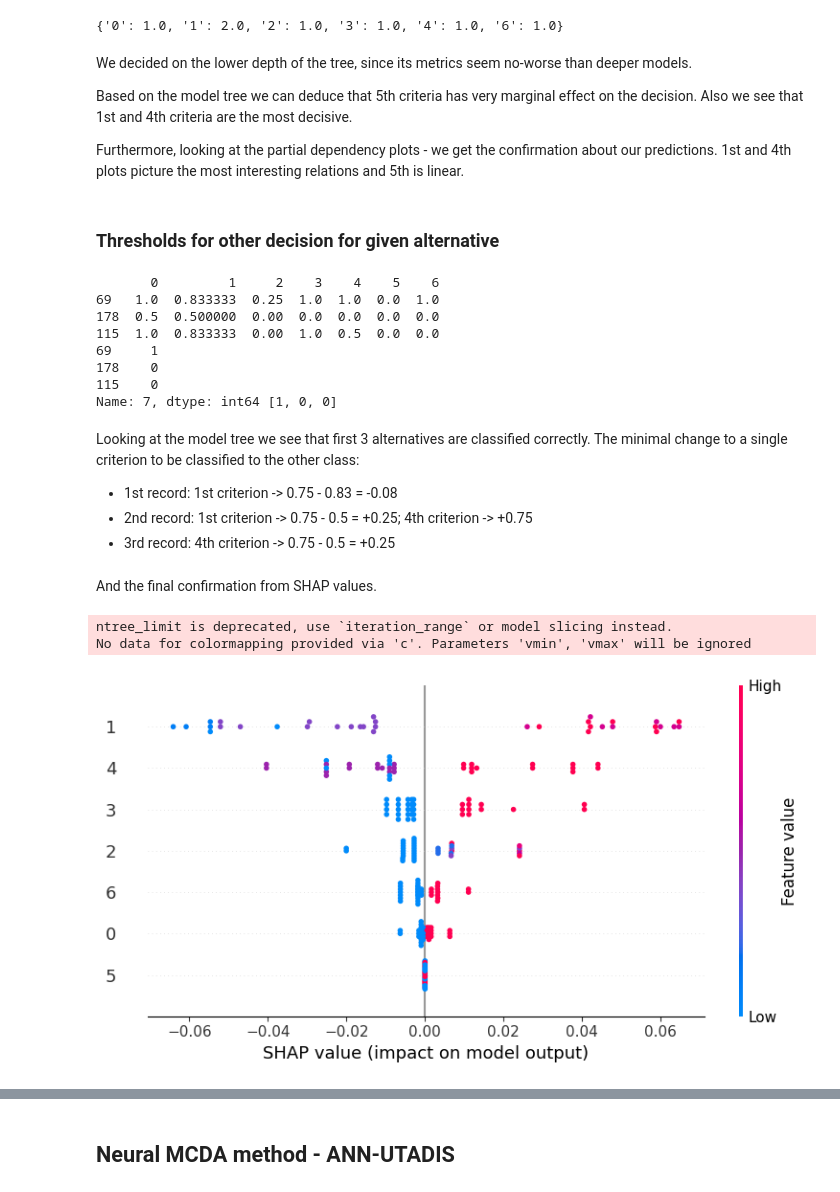
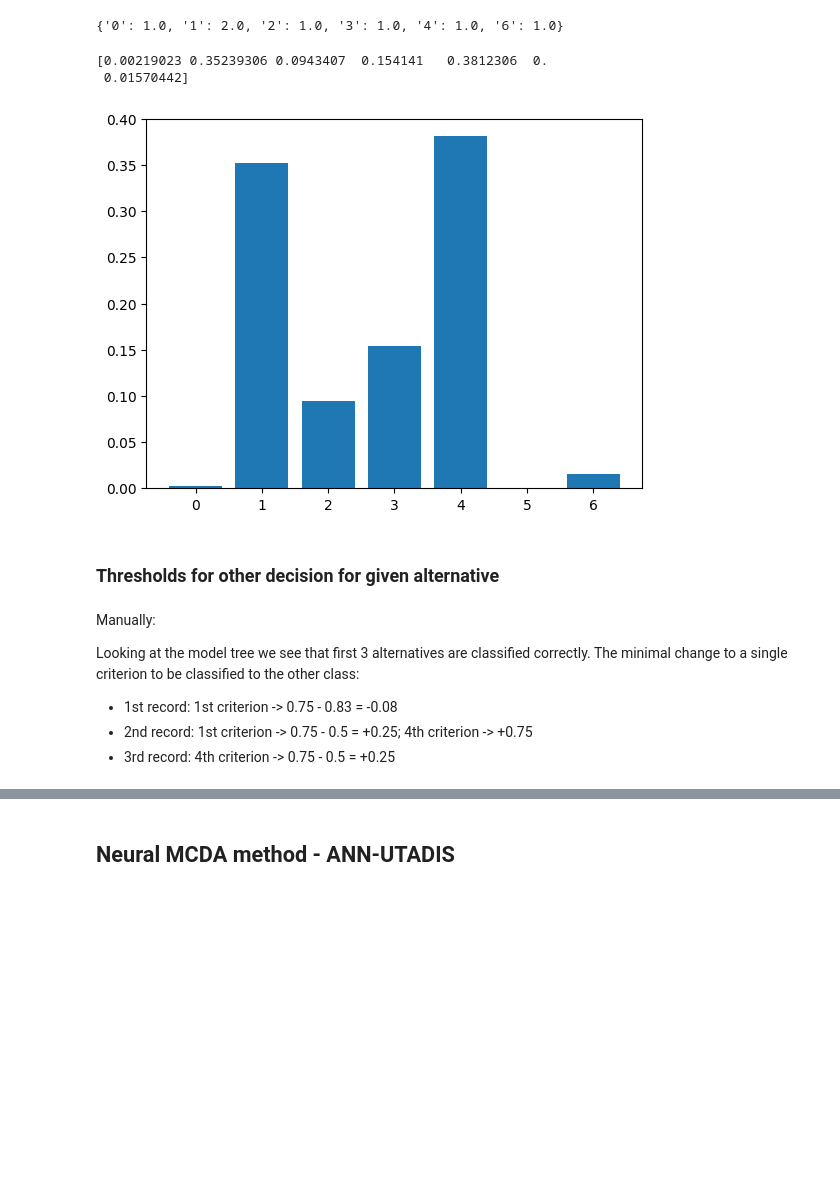
Before and after one commit to krystianMoras/decision_analysis_projects, a Jupyter notebook: project3/models.ipynb, the cells around one changed output, grey strips where cells are left out. Saved outputs shown, nothing was run; the diff lists cells and outputs as text; code cells hidden in the pictures; blank space fills up the shorter version.

```diff
--- a/project3/models.ipynb
+++ b/project3/models.ipynb
@@ -136,41 +136,22 @@ for c in range(criteria_nr):
 booster.get_fscore()
 # %% [output]
 {'0': 1.0, '1': 2.0, '2': 1.0, '3': 1.0, '4': 1.0, '6': 1.0}
-# %% [markdown]
-We decided on the lower depth of the tree, since its metrics seem no-worse than deeper models.
-
-Based on the model tree we can deduce that 5th criteria has very marginal effect on the decision. Also we see that 1st and 4th criteria are the most decisive.
-
-Furthermore, looking at the partial dependency plots - we get the confirmation about our predictions. 1st and 4th plots picture the most interesting relations and 5th is linear.
+# %%
+from matplotlib import pyplot
+print(model.feature_importances_)
+pyplot.bar(range(len(model.feature_importances_)), model.feature_importances_)
+pyplot.show()
+# %% [output]
+[0.00219023 0.35239306 0.0943407  0.154141   0.3812306  0.
+ 0.01570442]
+[figure, added]
 # %% [markdown]
 ### Thresholds for other decision for given alternative
-# %%
-print(X_test[:3])
-print(y_test[:3], predictions[:3])
-# %% [output]
-       0         1     2    3    4    5    6
-69   1.0  0.833333  0.25  1.0  1.0  0.0  1.0
-178  0.5  0.500000  0.00  0.0  0.0  0.0  0.0
-115  1.0  0.833333  0.00  1.0  0.5  0.0  0.0
-69     1
-178    0
-115    0
-Name: 7, dtype: int64 [1, 0, 0]
 # %% [markdown]
+Manually:
+
 Looking at the model tree we see that first 3 alternatives are classified correctly.
 The minimal change to a single criterion to be classified to the other class:
 * 1st record: 1st criterion -> 0.75 - 0.83 = -0.08
 * 2nd record: 1st criterion -> 0.75 - 0.5 = +0.25; 4th criterion -> +0.75
 * 3rd record: 4th criterion -> 0.75 - 0.5 = +0.25
-# %% [markdown]
-And the final confirmation from SHAP values.
-# %%
-import shap
-
-explainer = shap.TreeExplainer(model)
-shap_values = explainer.shap_values(X_test)
-shap.summary_plot(shap_values, X_test)
-# %% [output]
-ntree_limit is deprecated, use `iteration_range` or model slicing instead.
-No data for colormapping provided via 'c'. Parameters 'vmin', 'vmax' will be ignored
-[figure, removed]
```
Also changed, not shown: parts of 20 cells of this notebook.
